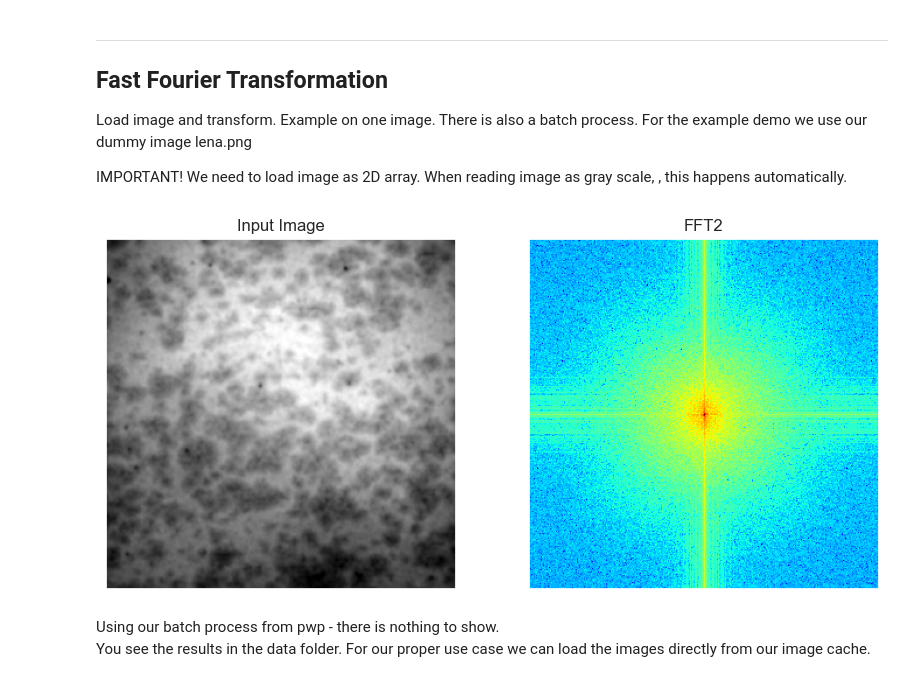
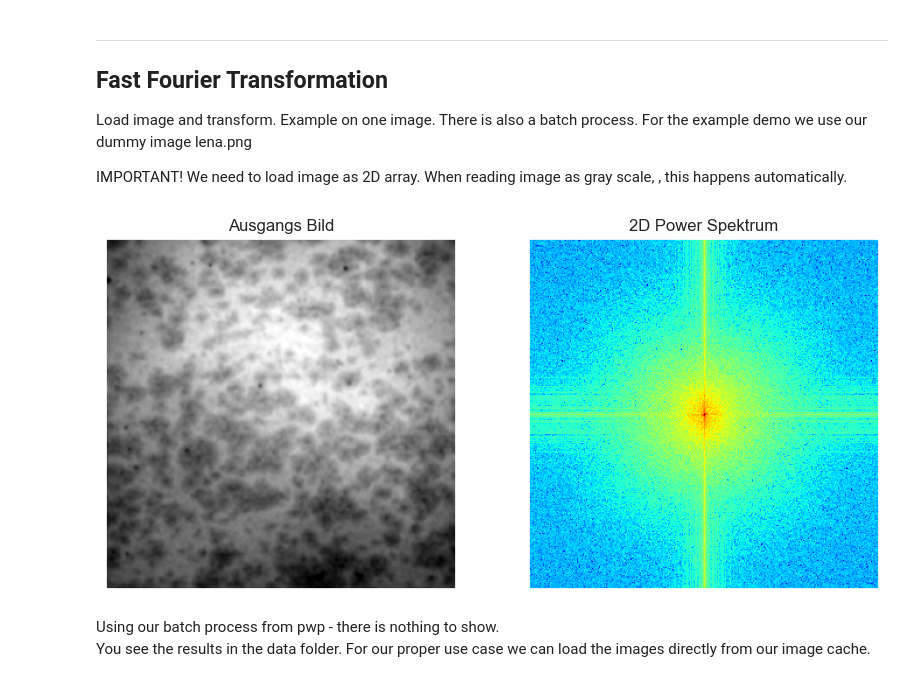
Before and after one commit to ryou90/paper_water_penetration, a Jupyter notebook: paper_water_penetration/notebook.ipynb, the cells around one changed output. Drawn from its saved outputs; the diff is of its cells as text; code cells hidden in the pictures.

```diff
--- a/paper_water_penetration/notebook.ipynb
+++ b/paper_water_penetration/notebook.ipynb
@@ -74,18 +74,18 @@ IMPORTANT! We need to load image as 2D array. When reading image as gray scale,
 # %%
 # Example
 
 img_orginal = image.image_read_gray("../example/test_gray.png") # Need to load as gray scale (2D Array image)
 
 # fft2 transformation
 img_fft2 = calc.fft2_transformer(img_orginal)
 
 plt.subplot(221), plt.imshow(img_orginal, cmap="gray")
-plt.title('Input Image'), plt.xticks([]), plt.yticks([])
+plt.title('Ausgangs Bild'), plt.xticks([]), plt.yticks([])
 plt.subplot(222),plt.imshow(img_fft2, cmap="jet")
-plt.title('FFT2'), plt.xticks([]), plt.yticks([])
+plt.title('2D Power Spektrum'), plt.xticks([]), plt.yticks([])
 plt.show()
 # %% [output]
-[figure, old version]
+[figure, new version]
 # %% [markdown]
 Using our batch process from pwp - there is nothing to show.<br />
 You see the results in the data folder.
```
Also changed, not shown: parts of 1 cell of this notebook, 1 other file.
